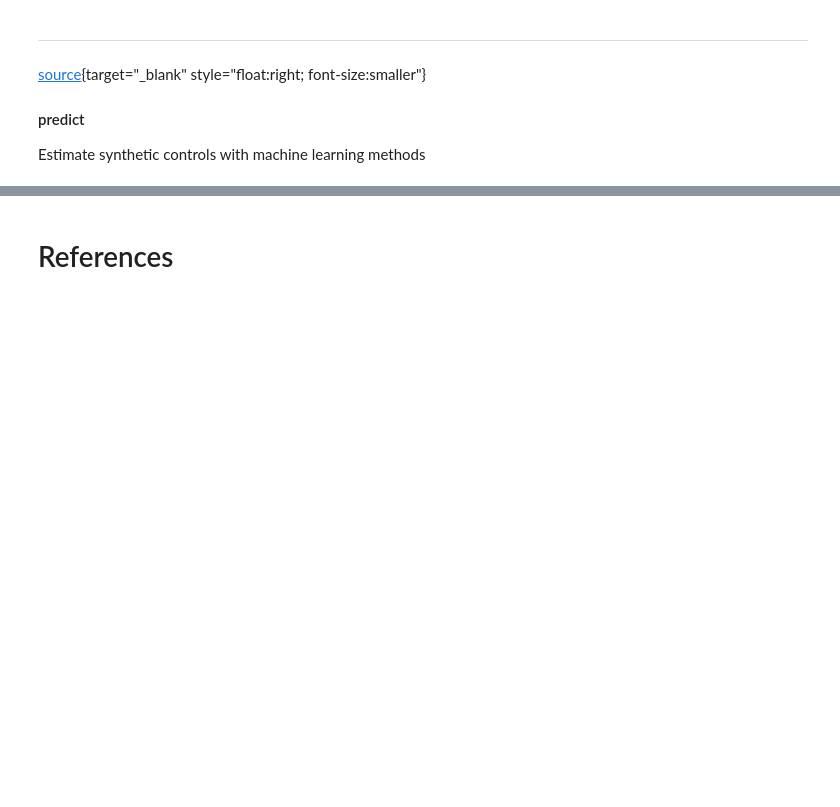
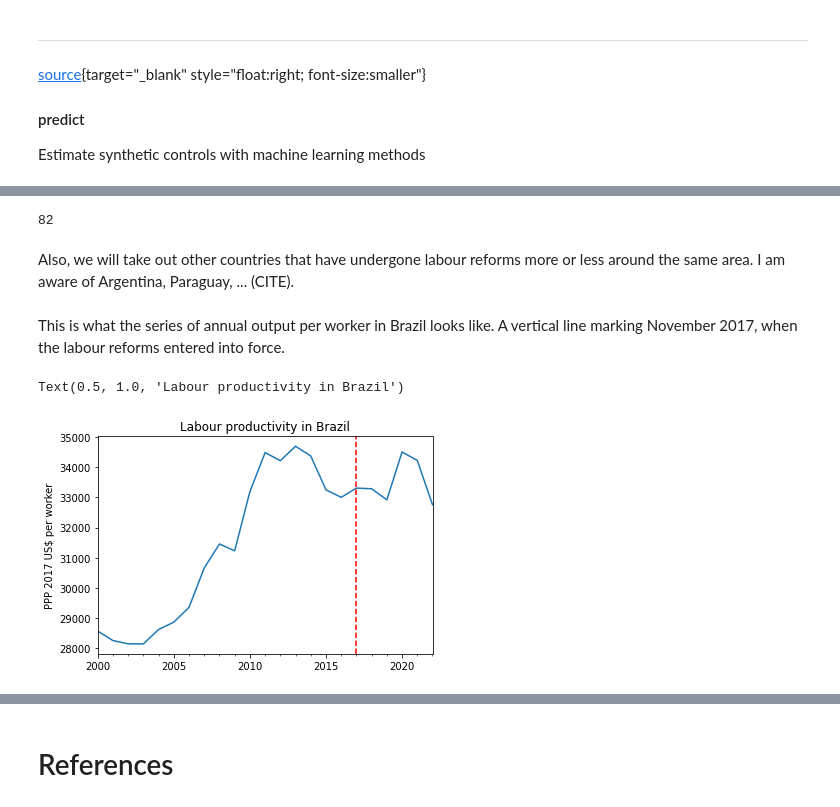
Before and after one commit to dkgaraujo/gingado, a Jupyter notebook: 00_estimators.ipynb, the cells around one changed output, grey strips where cells are left out. Drawn from its saved outputs; the diff is of its cells as text; code cells hidden in the pictures; blank space fills up the shorter version.

```diff
--- a/00_estimators.ipynb
+++ b/00_estimators.ipynb
@@ -435,0 +538,6 @@ mc = MachineControl()
+# %%
+outcome_var = load_SDMX_data(
+    sources={'ILO': 'DF_GDP_211P_NOC_NB'},
+    keys={'FREQ': 'A'},
+    params={'startPeriod': 2000, 'endPeriod': 2022}
+)
@@ -435,0 +573,26 @@ mc = MachineControl()
+# %%
+len([c for c in outcome_var.columns if "DF_GDP_211P_NOC_NB_X" in c])
+# %% [output]
+82
+# %% [markdown]
+Also, we will take out other countries that have undergone labour reforms more or less around the same area. I am aware of Argentina, Paraguay, ... (CITE).
+# %%
+col_filter = [
+    c for c in outcome_var.columns
+    if "DF_GDP_211P_NOC_NB_X" not in c
+    and "DF_GDP_211P_NOC_NB_ARG" not in c
+    and "DF_GDP_211P_NOC_NB_PAR" not in c
+]
+
+X = outcome_var[col_filter]
+X = X.dropna(axis=1)
+
+# cleaning out the name to remove the constant portions across all countries
+X.columns = [c.replace("ILO__DF_GDP_211P_NOC_NB_", "").replace("__A__GDP_211P_NB", "") for c in X.columns]
+
+col_BRA = [c for c in X.columns if c == "BRA"]
+y = X.pop(col_BRA[0])
+
+assert X.shape[0] == y.shape[0]
+# %% [markdown]
+This is what the series of annual output per worker in Brazil looks like. A vertical line marking November 2017, when the labour reforms entered into force.
@@ -435,0 +601,9 @@ mc = MachineControl()
+# %%
+ax = y.plot(legend=False)
+ax.axvline(x='2017-11-11', color='r', linestyle='--')
+plt.ylabel('PPP 2017 US$ per worker')
+plt.xlabel('')
+plt.title("Labour productivity in Brazil")
+# %% [output]
+Text(0.5, 1.0, 'Labour productivity in Brazil')
+[figure, added]
```
Also changed, not shown: parts of 22 cells of this notebook, 2 other files.
